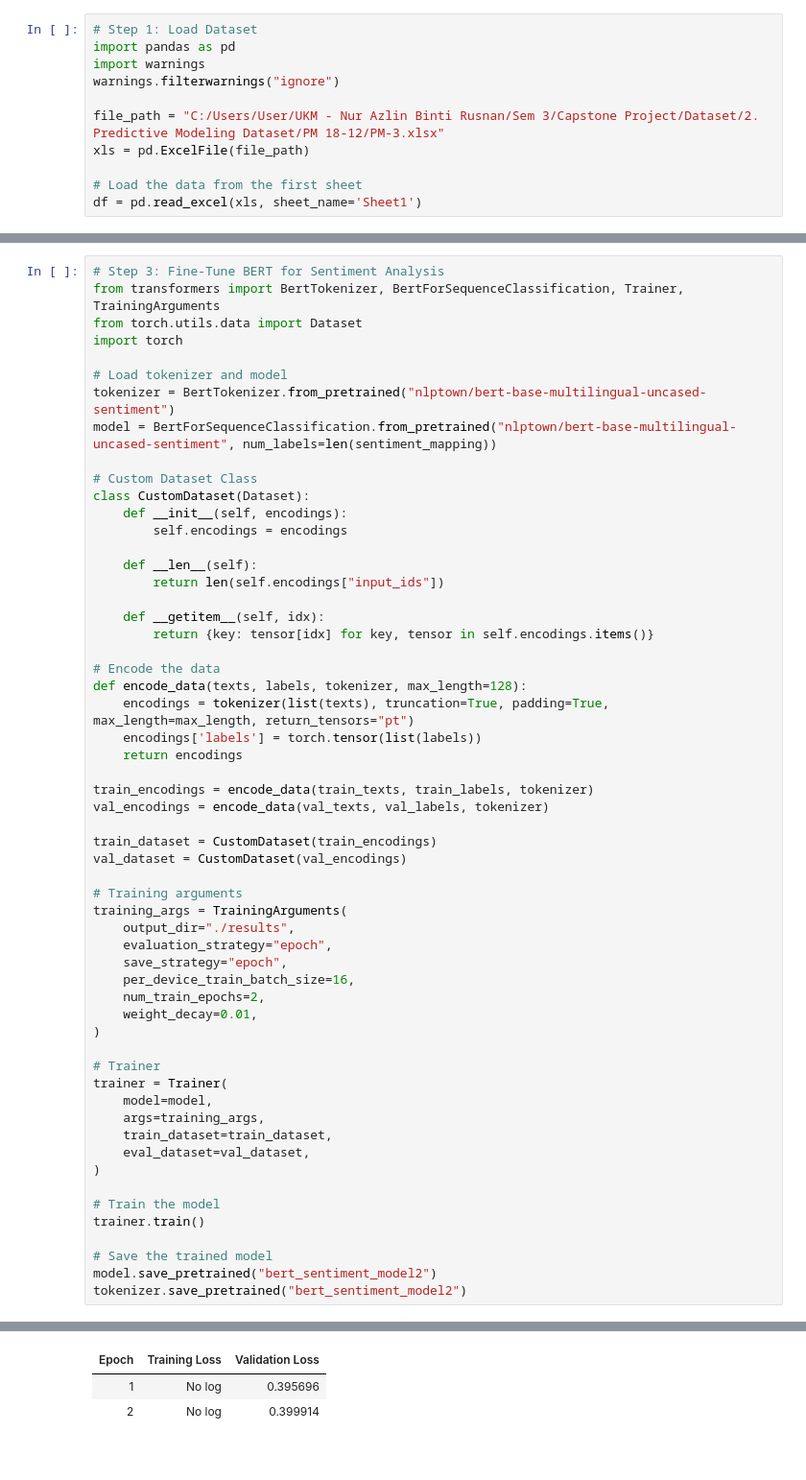
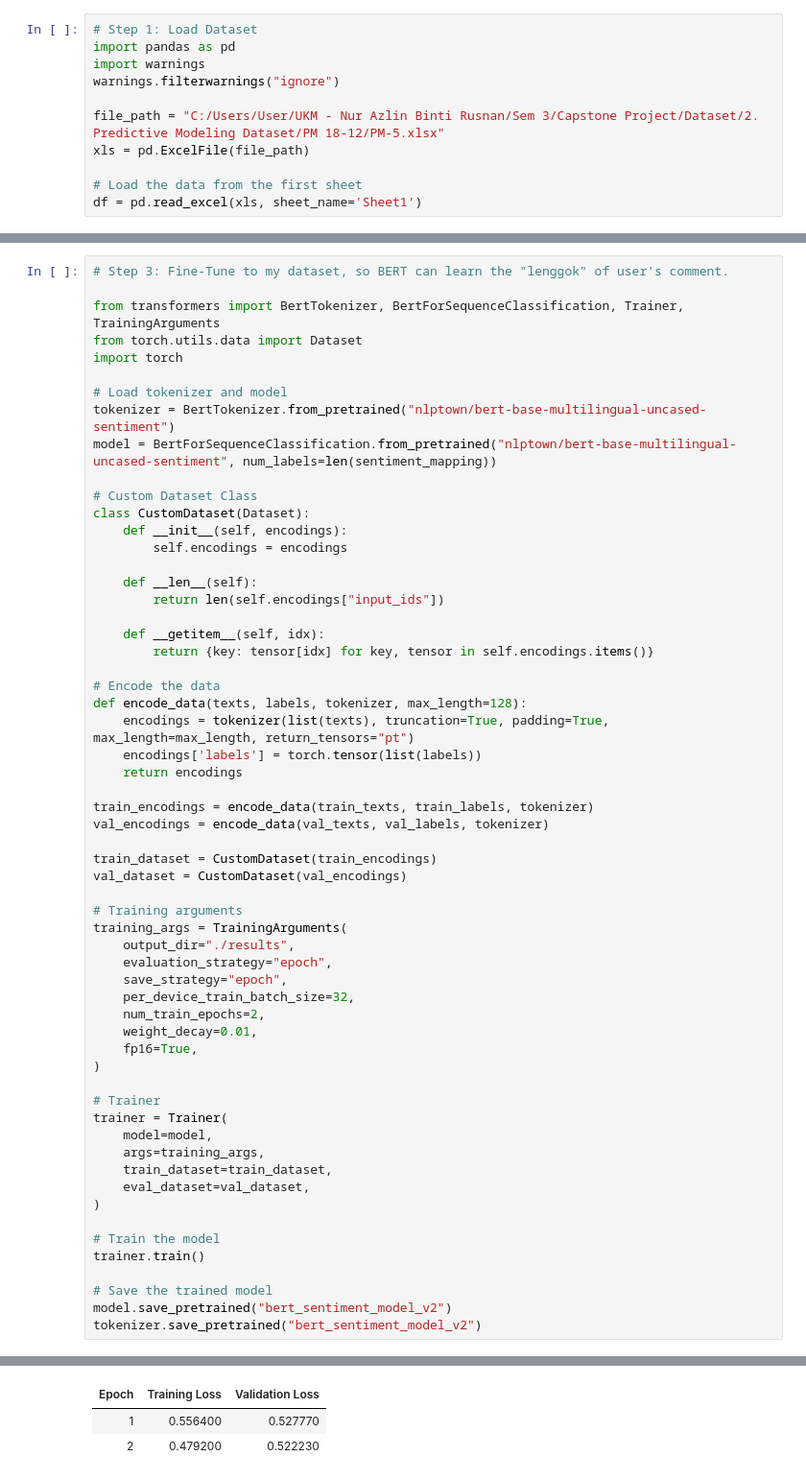
Before and after one commit to AzlinRusnan/Optimizing_CSAT_Through_Sentiment-Analysis_and_Predictive-Modeling, a Jupyter notebook: Predictive Modeling II.ipynb, the cells around one changed output, grey strips where cells are left out. Shown at 96% size. Cells and saved outputs as stored; diff of their text form.

```diff
--- a/Predictive Modeling II.ipynb
+++ b/Predictive Modeling II.ipynb
@@ -4,7 +6,7 @@ import pandas as pd
 import warnings
 warnings.filterwarnings("ignore")
 
-file_path = "C:/Users/User/UKM - Nur Azlin Binti Rusnan/Sem 3/Capstone Project/Dataset/2. Predictive Modeling Dataset/PM 18-12/PM-3.xlsx"
+file_path = "C:/Users/User/UKM - Nur Azlin Binti Rusnan/Sem 3/Capstone Project/Dataset/2. Predictive Modeling Dataset/PM 18-12/PM-5.xlsx"
 xls = pd.ExcelFile(file_path)
 
 # Load the data from the first sheet
@@ -45,5 +59,6 @@ Name: Sentiment_Label, dtype: int64
 # %%
-# Step 3: Fine-Tune BERT for Sentiment Analysis
+# Step 3: Fine-Tune to my dataset, so BERT can learn the "lenggok" of user's comment.
+
 from transformers import BertTokenizer, BertForSequenceClassification, Trainer, TrainingArguments
 from torch.utils.data import Dataset
 import torch
@@ -80,9 +95,10 @@ training_args = TrainingArguments(
     output_dir="./results",
     evaluation_strategy="epoch",
     save_strategy="epoch",
-    per_device_train_batch_size=16,
+    per_device_train_batch_size=32,
     num_train_epochs=2,
     weight_decay=0.01,
+    fp16=True,
 )
 
 # Trainer
@@ -97,6 +113,6 @@ trainer = Trainer(
 trainer.train()
 
 # Save the trained model
-model.save_pretrained("bert_sentiment_model2")
-tokenizer.save_pretrained("bert_sentiment_model2")
+model.save_pretrained("bert_sentiment_model_v2")
+tokenizer.save_pretrained("bert_sentiment_model_v2")
 # %% [output]
@@ -104,3 +120,3 @@ tokenizer.save_pretrained("bert_sentiment_model2")
 | Epoch | Training Loss | Validation Loss |
-| 1 | No log | 0.395696 |
-| 2 | No log | 0.399914 |
+| 1 | 0.556400 | 0.527770 |
+| 2 | 0.479200 | 0.522230 |
```
Also changed, not shown: parts of 18 cells of this notebook.
